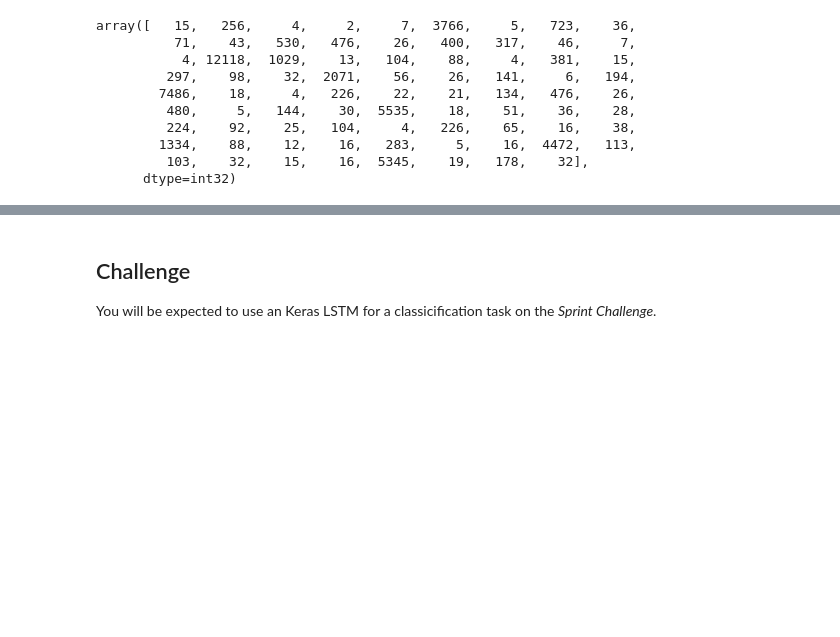
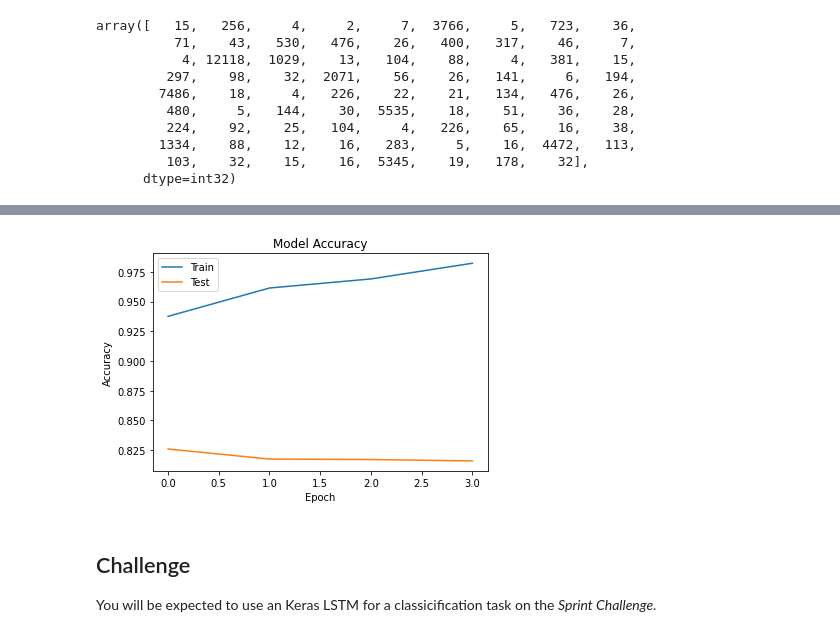
Before and after one commit to bloominstituteoftechnology/DS-Unit-4-Sprint-3-Deep-Learning, a Jupyter notebook: module1-rnn-and-lstm/LS_DS_431_RNN_and_LSTM_Lecture.ipynb, the cells around one changed output, grey strips where cells are left out. Saved outputs shown, nothing was run; the diff lists cells and outputs as text; code cells hidden in the pictures; blank space fills up the shorter version.

```diff
--- a/module1-rnn-and-lstm/LS_DS_431_RNN_and_LSTM_Lecture.ipynb
+++ b/module1-rnn-and-lstm/LS_DS_431_RNN_and_LSTM_Lecture.ipynb
@@ -142,7 +128,7 @@ array([   15,   256,     4,     2,     7,  3766,     5,   723,    36,
 model = Sequential()
 
 model.add(Embedding(max_features, 128))
-model.add(LSTM(128, dropout=0.2, recurrent_dropout=0.2))
+model.add(LSTM(128, activation='tanh', recurrent_activation='sigmoid',  dropout=0.2, recurrent_dropout=0.2, unroll=False, use_bias=True))
 model.add(Dense(1, activation='sigmoid'))
 
 model.compile(loss='binary_crossentropy',
@@ -168,6 +154,6 @@ _________________________________________________________________
 # %%
 unicorns = model.fit(x_train, y_train,
           batch_size=batch_size,
-          epochs=5,
+          epochs=4,
           validation_data=(x_test,y_test))
 # %% [output]
@@ -198,3 +181,14 @@ TypeError: 'History' object is not subscriptable
+# %%
+# Plot training & validation accuracy values
+plt.plot(unicorns.history['accuracy'])
+plt.plot(unicorns.history['val_accuracy'])
+plt.title('Model Accuracy')
+plt.ylabel('Accuracy')
+plt.xlabel('Epoch')
+plt.legend(['Train', 'Test'], loc='upper left')
+plt.show();
+# %% [output]
+[figure, added]
 # %% [markdown]
 ## Challenge
 
```
Also changed, not shown: parts of 6 cells of this notebook.
